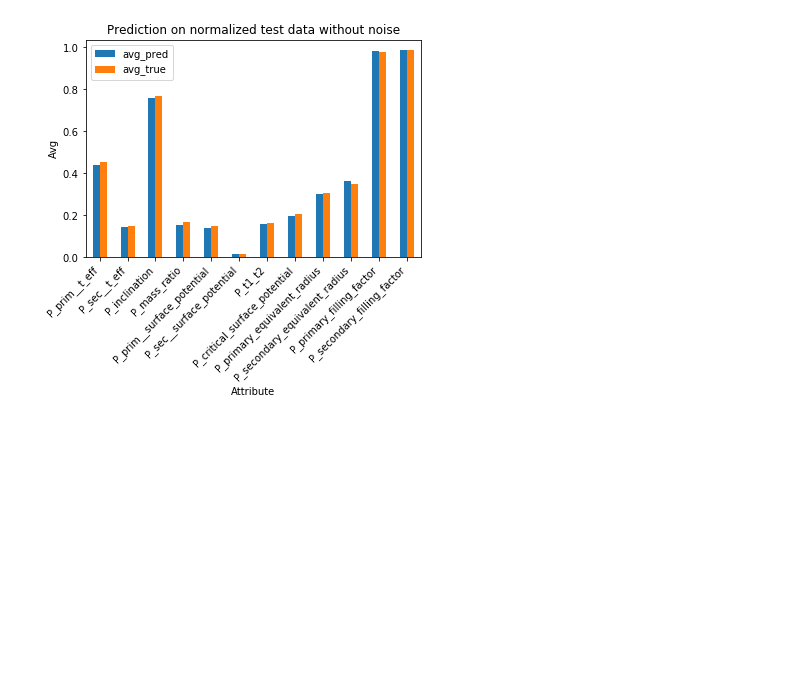
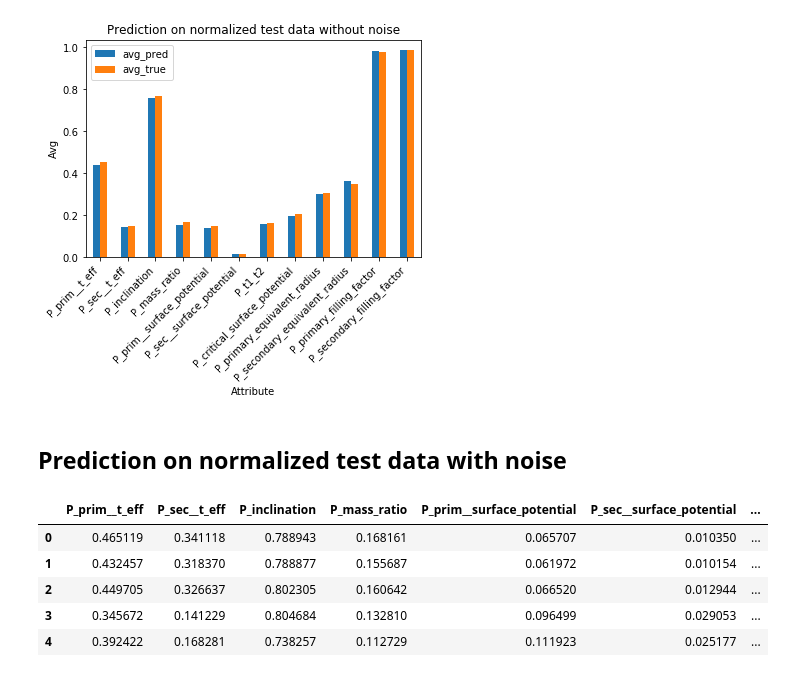
Before and after one commit to AdriNemcikova/DP, a Jupyter notebook: NORM_detached_all_params.ipynb, the cells around one changed output. Drawn from its saved outputs; the diff is of its cells as text; code cells hidden in the pictures; blank space fills up the shorter version.

```diff
--- a/NORM_detached_all_params.ipynb
+++ b/NORM_detached_all_params.ipynb
@@ -338,3 +338,7 @@ plt.ylabel("Avg")
 # %% [output]
 Text(0, 0.5, 'Avg')
 [figure]
+# %% [markdown]
+## Prediction on normalized test data with noise
+# %%
+y_pred_norm_n = model.predict(X_test_n)
@@ -340,0 +361,9 @@ Text(0, 0.5, 'Avg')
+# %%
+y_pred_norm_n.head()
+# %% [output]
+|  | P_prim__t_eff | P_sec__t_eff | P_inclination | P_mass_ratio | P_prim__surface_potential | P_sec__surface_potential | ... |
+| 0 | 0.465119 | 0.341118 | 0.788943 | 0.168161 | 0.065707 | 0.010350 | ... |
+| 1 | 0.432457 | 0.318370 | 0.788877 | 0.155687 | 0.061972 | 0.010154 | ... |
+| 2 | 0.449705 | 0.326637 | 0.802305 | 0.160642 | 0.066520 | 0.012944 | ... |
+| 3 | 0.345672 | 0.141229 | 0.804684 | 0.132810 | 0.096499 | 0.029053 | ... |
+| 4 | 0.392422 | 0.168281 | 0.738257 | 0.112729 | 0.111923 | 0.025177 | ... |
```
Also changed, not shown: parts of 6 cells of this notebook.
